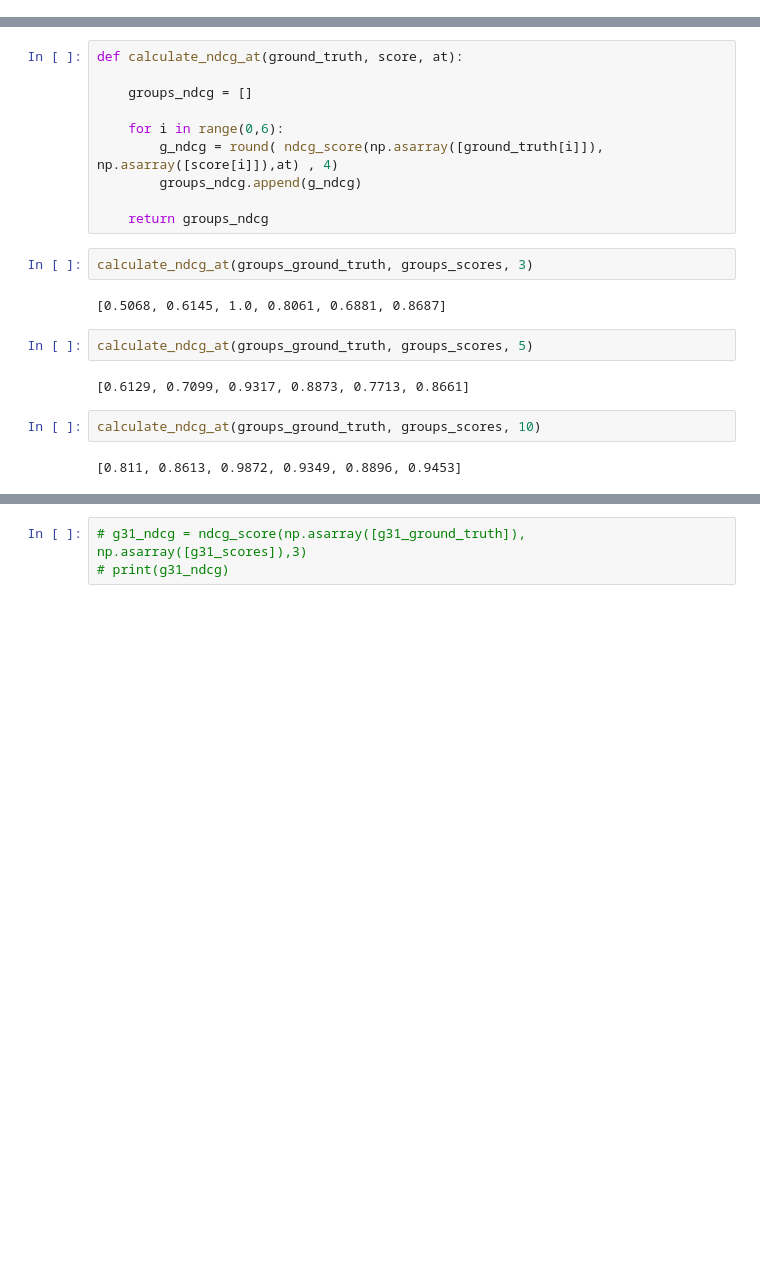
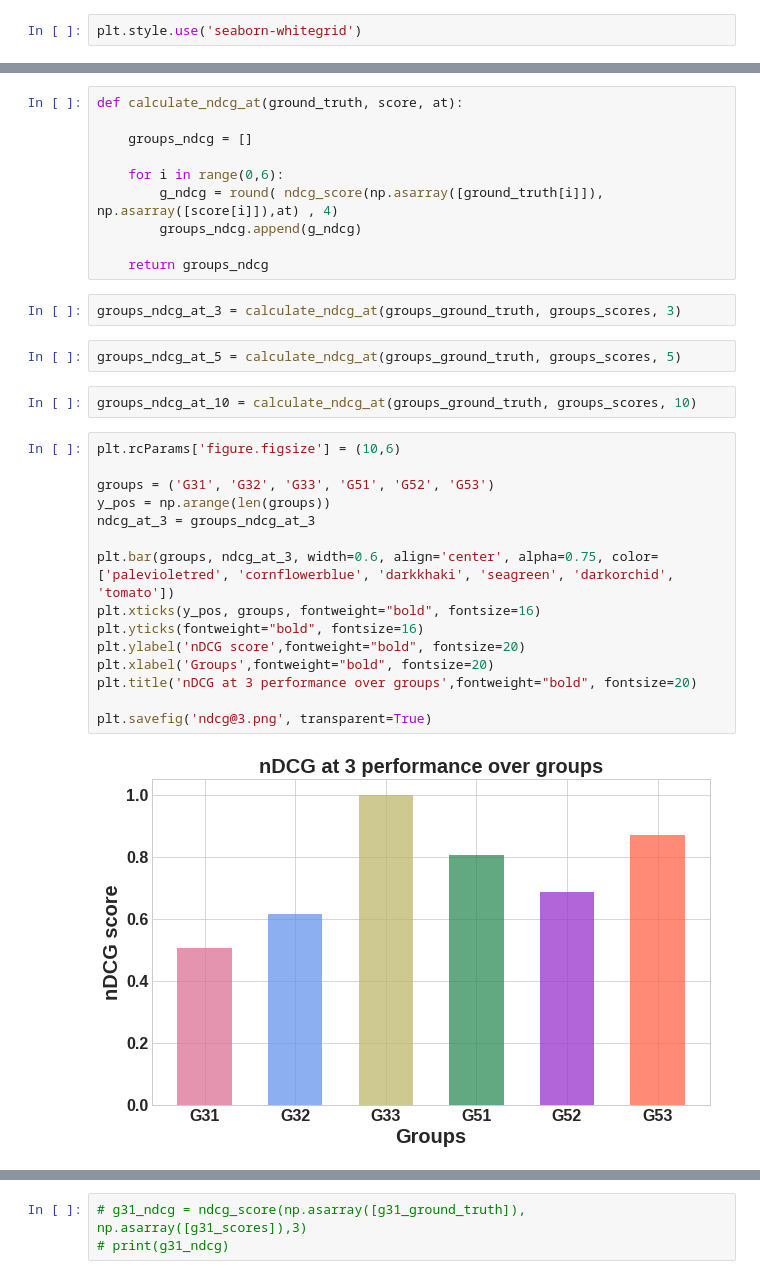
Before and after one commit to amandachagas/surprise-test, a Jupyter notebook: notebooks/Online Experiment Results.ipynb, the cells around one changed output, grey strips where cells are left out. Saved outputs shown, nothing was run; the diff lists cells and outputs as text; blank space fills up the shorter version.

Commit message:
Ploting ndcg figures

```diff
--- a/notebooks/Online Experiment Results.ipynb
+++ b/notebooks/Online Experiment Results.ipynb
@@ -12,3 +5,5 @@ ndcg_score(true_relevance, scores)
+# %%
+plt.style.use('seaborn-whitegrid')
 # %%
 def round_up(entry):
 
@@ -94,14 +85,25 @@ def calculate_ndcg_at(ground_truth, score, at):
 
     return groups_ndcg
 # %%
-calculate_ndcg_at(groups_ground_truth, groups_scores, 3)
+groups_ndcg_at_3 = calculate_ndcg_at(groups_ground_truth, groups_scores, 3)
-# %% [output]
-[0.5068, 0.6145, 1.0, 0.8061, 0.6881, 0.8687]
 # %%
-calculate_ndcg_at(groups_ground_truth, groups_scores, 5)
+groups_ndcg_at_5 = calculate_ndcg_at(groups_ground_truth, groups_scores, 5)
-# %% [output]
-[0.6129, 0.7099, 0.9317, 0.8873, 0.7713, 0.8661]
 # %%
-calculate_ndcg_at(groups_ground_truth, groups_scores, 10)
+groups_ndcg_at_10 = calculate_ndcg_at(groups_ground_truth, groups_scores, 10)
-# %% [output]
-[0.811, 0.8613, 0.9872, 0.9349, 0.8896, 0.9453]
+# %%
+plt.rcParams['figure.figsize'] = (10,6)
+
+groups = ('G31', 'G32', 'G33', 'G51', 'G52', 'G53')
+y_pos = np.arange(len(groups))
+ndcg_at_3 = groups_ndcg_at_3
+
+plt.bar(groups, ndcg_at_3, width=0.6, align='center', alpha=0.75, color=['palevioletred', 'cornflowerblue', 'darkkhaki', 'seagreen', 'darkorchid', 'tomato'])
+plt.xticks(y_pos, groups, fontweight="bold", fontsize=16)
+plt.yticks(fontweight="bold", fontsize=16)
+plt.ylabel('nDCG score',fontweight="bold", fontsize=20)
+plt.xlabel('Groups',fontweight="bold", fontsize=20)
+plt.title('nDCG at 3 performance over groups',fontweight="bold", fontsize=20)
+
+plt.savefig('ndcg@3.png', transparent=True)
+# %% [output]
+[figure, added]
```
Also changed, not shown: parts of 8 cells of this notebook, 4 other files.
